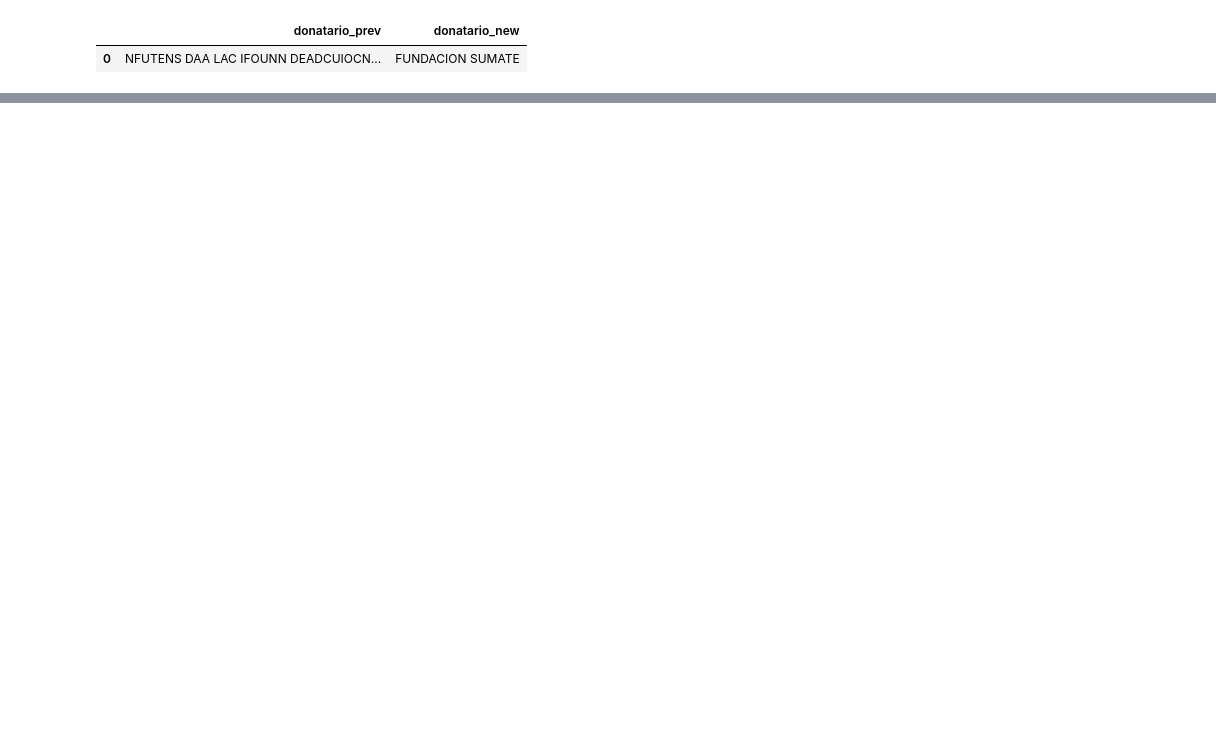
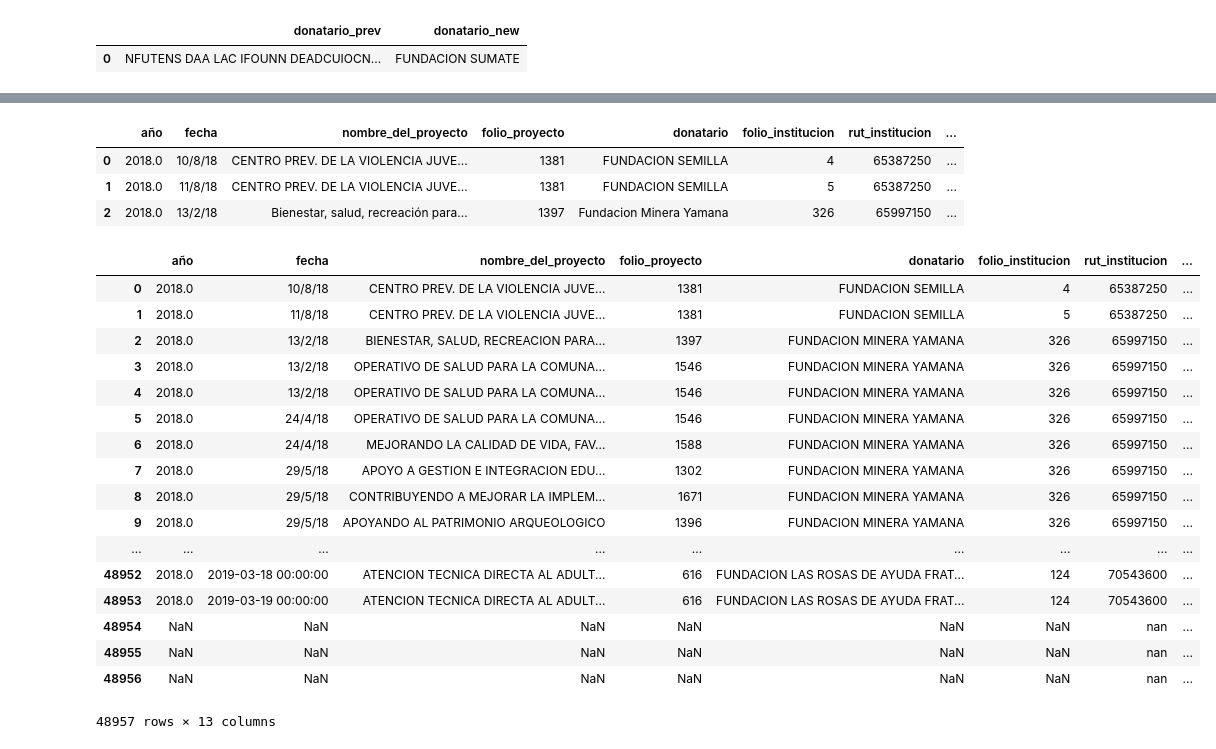
Before and after one commit to ei2/complejidad-social, a Jupyter notebook: ETL.ipynb, the cells around one changed output, grey strips where cells are left out. Saved outputs shown, nothing was run; the diff lists cells and outputs as text; code cells hidden in the pictures; blank space fills up the shorter version.

```diff
--- a/ETL.ipynb
+++ b/ETL.ipynb
@@ -197,0 +181,46 @@ df.drop(columns=["año", 'mes', "dia"])
+# %%
+don2018["rut_institucion"]=don2018["rut_institucion"].astype("str").str.replace(".","")
+don2018["rut_institucion"]=don2018["rut_institucion"].astype("str").str.replace("-","")
+don2018["rut"]=don2018["rut"].astype("str").str.replace(".","")
+don2018["rut"]=don2018["rut"].astype("str").str.replace("-","")
+# %%
+don2018["rut"] = don2018["rut"].astype("str").str[0:8]
+don2018["rut_institucion"] = don2018["rut_institucion"].astype("str").str[0:8]
+# %%
+don2018.head(3)
+# %% [output]
+|  | año | fecha | nombre_del_proyecto | folio_proyecto | donatario | folio_institucion | rut_institucion | ... |
+| 0 | 2018.0 | 10/8/18 | CENTRO PREV. DE LA VIOLENCIA JUVE... | 1381 | FUNDACION SEMILLA | 4 | 65387250 | ... |
+| 1 | 2018.0 | 11/8/18 | CENTRO PREV. DE LA VIOLENCIA JUVE... | 1381 | FUNDACION SEMILLA | 5 | 65387250 | ... |
+| 2 | 2018.0 | 13/2/18 | Bienestar, salud, recreación para... | 1397 | Fundacion Minera Yamana | 326 | 65997150 | ... |
+# %%
+don2018["nombre_del_proyecto"] = don2018["nombre_del_proyecto"].str.upper()
+don2018["donatario"] = don2018["donatario"].str.upper()
+don2018["donante"] = don2018["donante"].str.upper()
+don2018["region_ejecucion"] = don2018["region_ejecucion"].str.upper()
+# %%
+don2018["nombre_del_proyecto"]=eliminarTildes(don2018["nombre_del_proyecto"])
+don2018["donatario"]=eliminarTildes(don2018["donatario"])
+don2018["donante"]=eliminarTildes(don2018["donante"])
+don2018["region_ejecucion"]=eliminarTildes(don2018["region_ejecucion"])
+# %%
+don2018
+# %% [output]
+|  | año | fecha | nombre_del_proyecto | folio_proyecto | donatario | folio_institucion | rut_institucion | ... |
+| 0 | 2018.0 | 10/8/18 | CENTRO PREV. DE LA VIOLENCIA JUVE... | 1381 | FUNDACION SEMILLA | 4 | 65387250 | ... |
+| 1 | 2018.0 | 11/8/18 | CENTRO PREV. DE LA VIOLENCIA JUVE... | 1381 | FUNDACION SEMILLA | 5 | 65387250 | ... |
+| 2 | 2018.0 | 13/2/18 | BIENESTAR, SALUD, RECREACION PARA... | 1397 | FUNDACION MINERA YAMANA | 326 | 65997150 | ... |
+| 3 | 2018.0 | 13/2/18 | OPERATIVO DE SALUD PARA LA COMUNA... | 1546 | FUNDACION MINERA YAMANA | 326 | 65997150 | ... |
+| 4 | 2018.0 | 13/2/18 | OPERATIVO DE SALUD PARA LA COMUNA... | 1546 | FUNDACION MINERA YAMANA | 326 | 65997150 | ... |
+| 5 | 2018.0 | 24/4/18 | OPERATIVO DE SALUD PARA LA COMUNA... | 1546 | FUNDACION MINERA YAMANA | 326 | 65997150 | ... |
+| 6 | 2018.0 | 24/4/18 | MEJORANDO LA CALIDAD DE VIDA, FAV... | 1588 | FUNDACION MINERA YAMANA | 326 | 65997150 | ... |
+| 7 | 2018.0 | 29/5/18 | APOYO A GESTION E INTEGRACION EDU... | 1302 | FUNDACION MINERA YAMANA | 326 | 65997150 | ... |
+| 8 | 2018.0 | 29/5/18 | CONTRIBUYENDO A MEJORAR LA IMPLEM... | 1671 | FUNDACION MINERA YAMANA | 326 | 65997150 | ... |
+| 9 | 2018.0 | 29/5/18 | APOYANDO AL PATRIMONIO ARQUEOLOGICO | 1396 | FUNDACION MINERA YAMANA | 326 | 65997150 | ... |
+| ... | ... | ... | ... | ... | ... | ... | ... | ... |
+| 48952 | 2018.0 | 2019-03-18 00:00:00 | ATENCION TECNICA DIRECTA AL ADULT... | 616 | FUNDACION LAS ROSAS DE AYUDA FRAT... | 124 | 70543600 | ... |
+| 48953 | 2018.0 | 2019-03-19 00:00:00 | ATENCION TECNICA DIRECTA AL ADULT... | 616 | FUNDACION LAS ROSAS DE AYUDA FRAT... | 124 | 70543600 | ... |
+| 48954 | NaN | NaN | NaN | NaN | NaN | NaN | nan | ... |
+| 48955 | NaN | NaN | NaN | NaN | NaN | NaN | nan | ... |
+| 48956 | NaN | NaN | NaN | NaN | NaN | NaN | nan | ... |
+48957 rows × 13 columns
```
Also changed, not shown: parts of 53 cells of this notebook, 3 other files.
